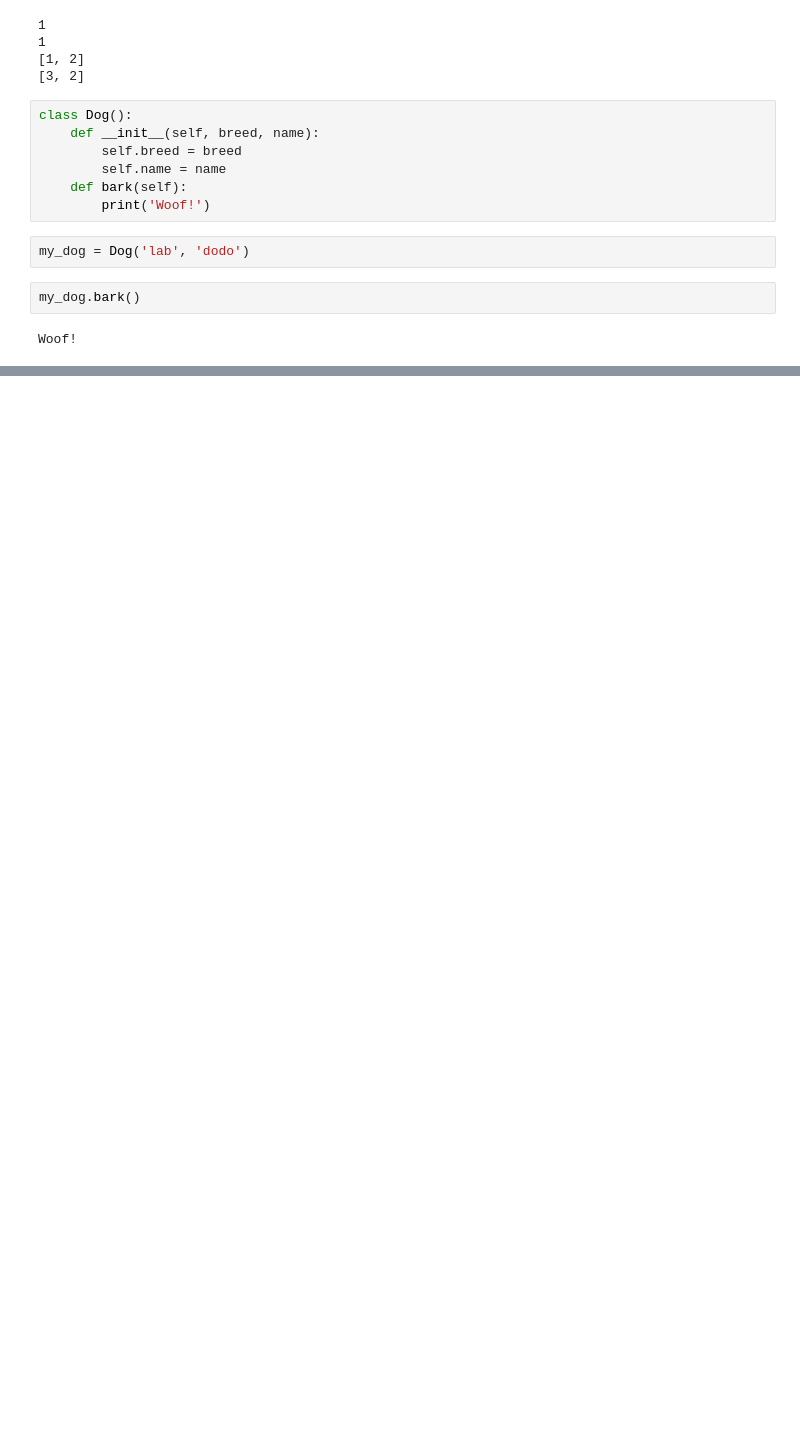
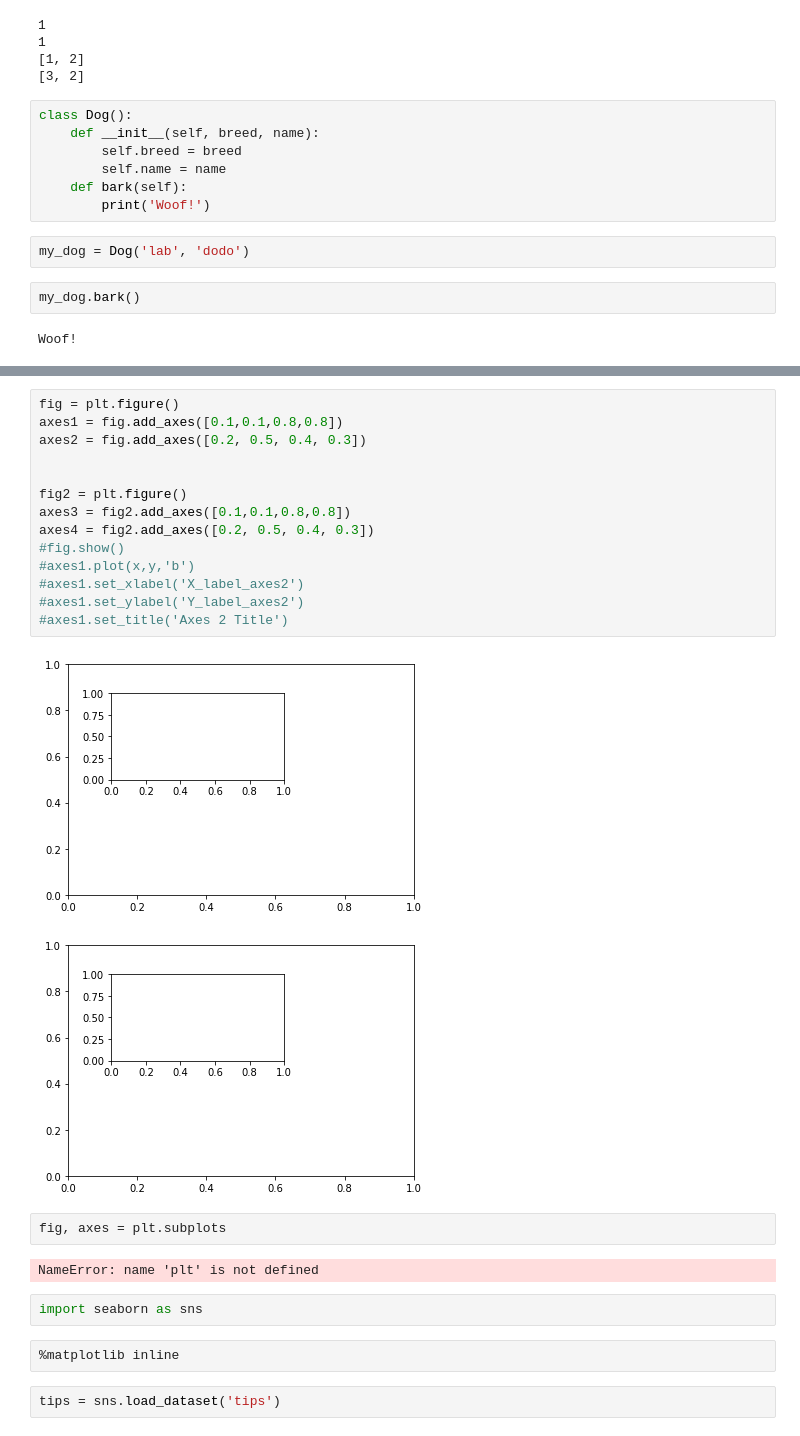
Before and after one commit to fangunxs/complete-python-3-bootcamp-exercise, a Jupyter notebook: class_practise.ipynb, the cells around one changed output, grey strips where cells are left out. Drawn from its saved outputs; the diff is of its cells as text; blank space fills up the shorter version.

```diff
--- a/class_practise.ipynb
+++ b/class_practise.ipynb
@@ -336,0 +962,27 @@ Woof!
+# %%
+fig = plt.figure()
+axes1 = fig.add_axes([0.1,0.1,0.8,0.8])
+axes2 = fig.add_axes([0.2, 0.5, 0.4, 0.3])
+
+
+fig2 = plt.figure()
+axes3 = fig2.add_axes([0.1,0.1,0.8,0.8])
+axes4 = fig2.add_axes([0.2, 0.5, 0.4, 0.3])
+#fig.show()
+#axes1.plot(x,y,'b')
+#axes1.set_xlabel('X_label_axes2')
+#axes1.set_ylabel('Y_label_axes2')
+#axes1.set_title('Axes 2 Title')
+# %% [output]
+[figure, added]
+[figure, added]
+# %%
+fig, axes = plt.subplots
+# %% [output]
+NameError: name 'plt' is not defined
+# %%
+import seaborn as sns
+# %%
+%matplotlib inline
+# %%
+tips = sns.load_dataset('tips')
```
Also changed, not shown: parts of 122 cells of this notebook, 3 other files.
